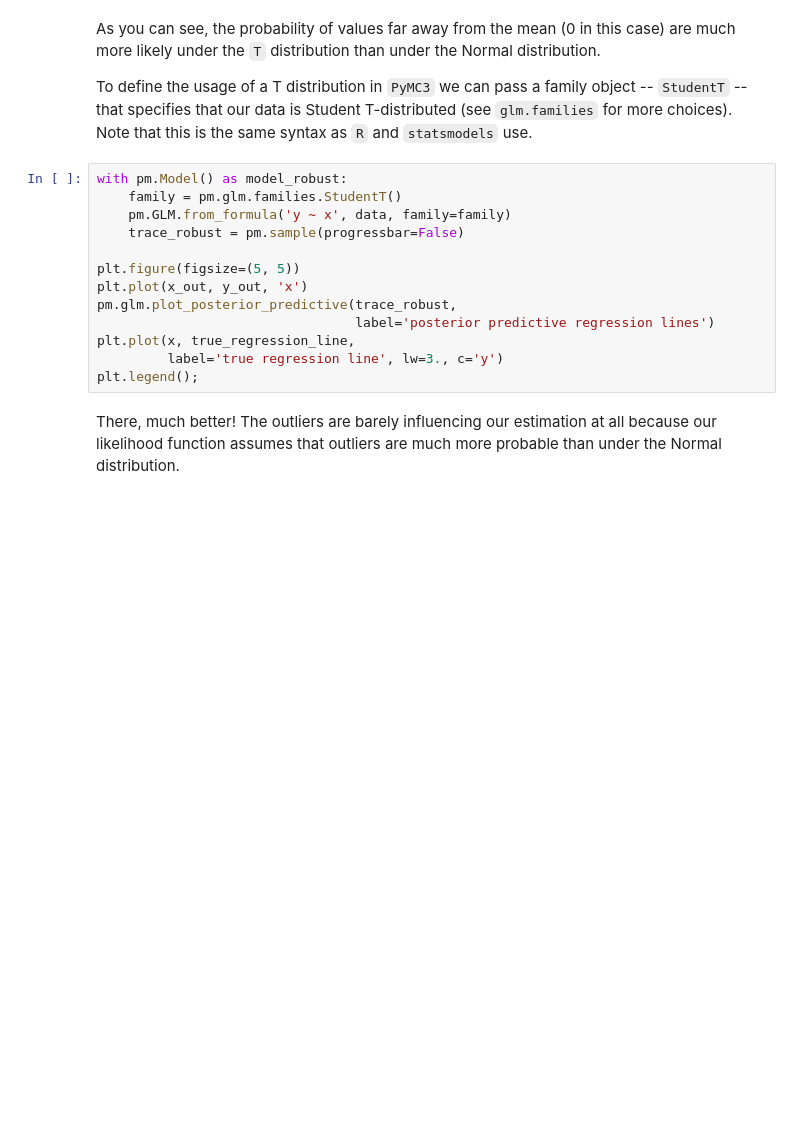
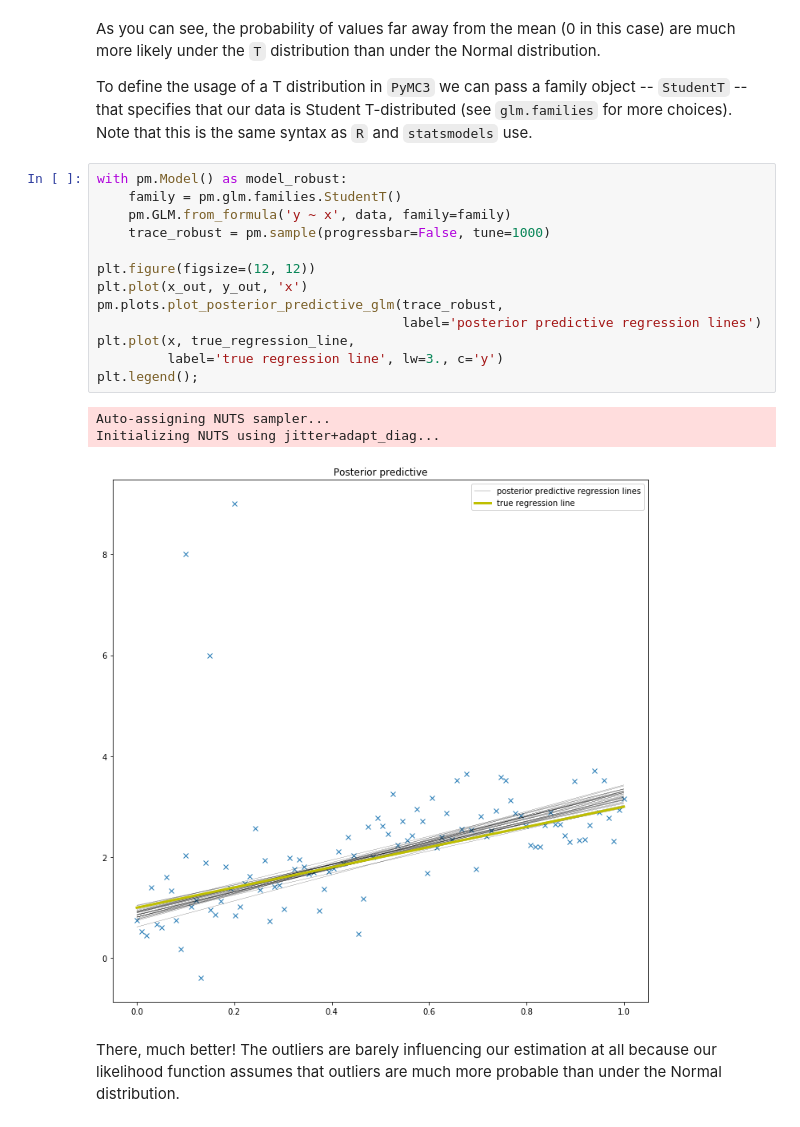
Before and after one commit to twiecki/WhileMyMCMCGentlySamples, a Jupyter notebook: content/downloads/notebooks/GLM-blog-robust.ipynb, the cells around one changed output. Cells and saved outputs as stored; diff of their text form; blank space fills up the shorter version.

```diff
--- a/content/downloads/notebooks/GLM-blog-robust.ipynb
+++ b/content/downloads/notebooks/GLM-blog-robust.ipynb
@@ -107,16 +109,20 @@ To define the usage of a T distribution in `PyMC3` we can pass a family object -
 # %%
 with pm.Model() as model_robust:
     family = pm.glm.families.StudentT()
     pm.GLM.from_formula('y ~ x', data, family=family)
-    trace_robust = pm.sample(progressbar=False)
+    trace_robust = pm.sample(progressbar=False, tune=1000)
 
-plt.figure(figsize=(5, 5))
+plt.figure(figsize=(12, 12))
 plt.plot(x_out, y_out, 'x')
-pm.glm.plot_posterior_predictive(trace_robust,
-                                 label='posterior predictive regression lines')
+pm.plots.plot_posterior_predictive_glm(trace_robust,
+                                       label='posterior predictive regression lines')
 plt.plot(x, true_regression_line,
          label='true regression line', lw=3., c='y')
 plt.legend();
+# %% [output]
+Auto-assigning NUTS sampler...
+Initializing NUTS using jitter+adapt_diag...
+[figure, added]
 # %% [markdown]
 There, much better! The outliers are barely influencing our estimation at all because our likelihood function assumes that outliers are much more probable than under the Normal distribution.
 # %% [markdown]
```
Also changed, not shown: parts of 4 cells of this notebook, 1 other file.
